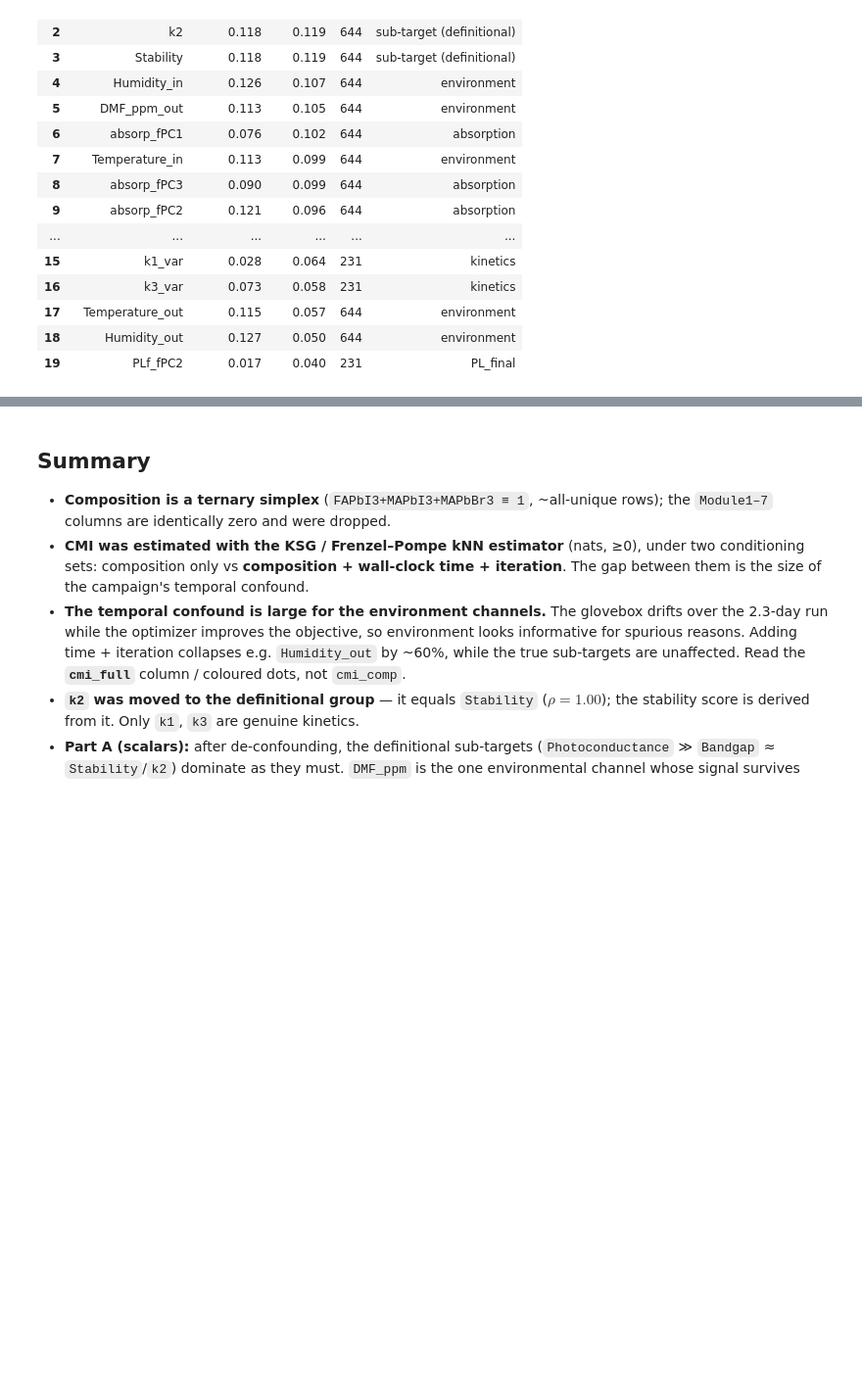
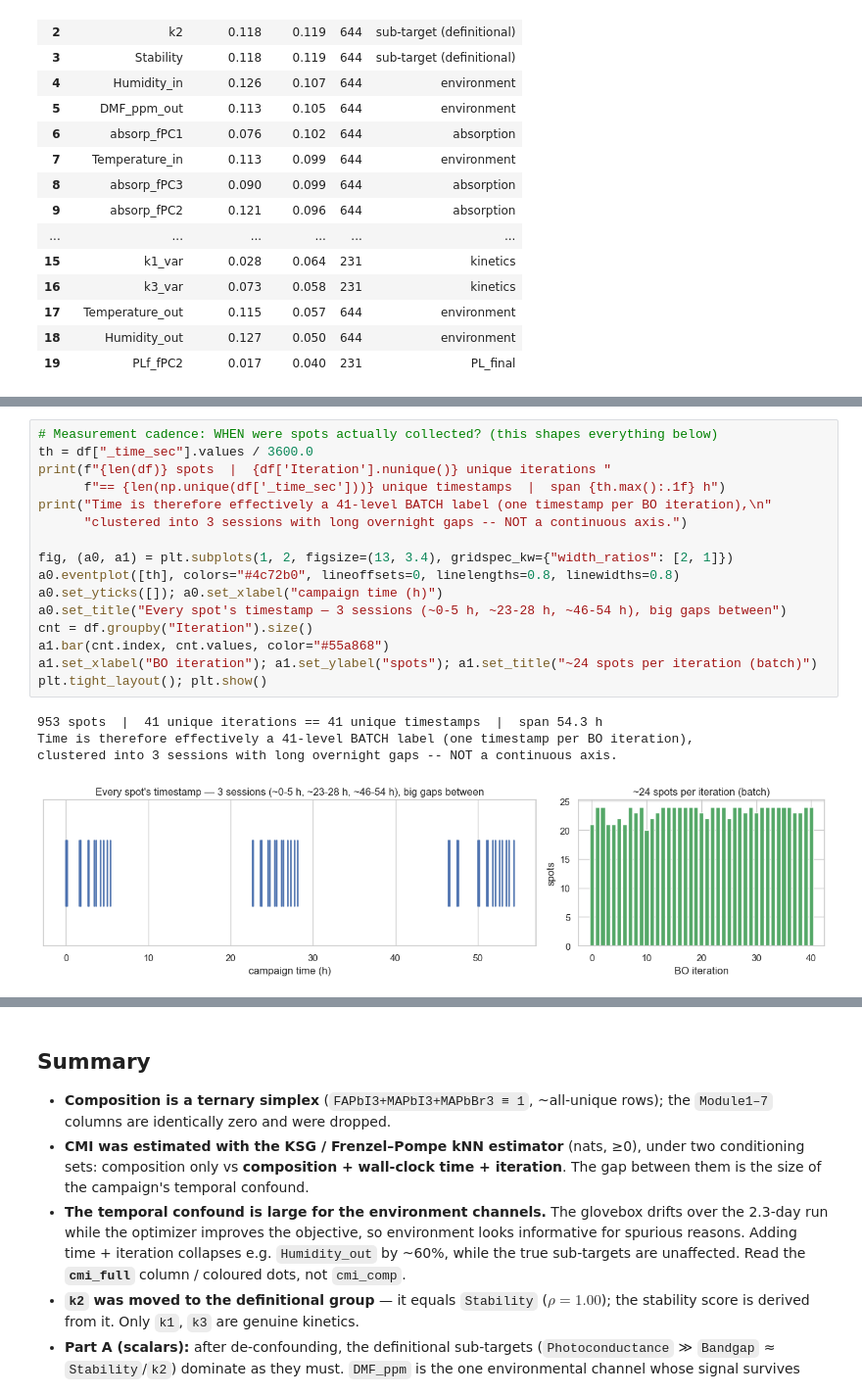
Before and after one commit to PV-Lab/ZoMBI-Hop, a Jupyter notebook: llm/data_exploration.ipynb, the cells around one changed output, grey strips where cells are left out. Shown at 98% size. Saved outputs shown, nothing was run; the diff lists cells and outputs as text; blank space fills up the shorter version.

```diff
--- a/llm/data_exploration.ipynb
+++ b/llm/data_exploration.ipynb
@@ -521,0 +570,21 @@ master.round(3).head(20)
+# %%
+# Measurement cadence: WHEN were spots actually collected? (this shapes everything below)
+th = df["_time_sec"].values / 3600.0
+print(f"{len(df)} spots  |  {df['Iteration'].nunique()} unique iterations "
+      f"== {len(np.unique(df['_time_sec']))} unique timestamps  |  span {th.max():.1f} h")
+print("Time is therefore effectively a 41-level BATCH label (one timestamp per BO iteration),\n"
+      "clustered into 3 sessions with long overnight gaps -- NOT a continuous axis.")
+
+fig, (a0, a1) = plt.subplots(1, 2, figsize=(13, 3.4), gridspec_kw={"width_ratios": [2, 1]})
+a0.eventplot([th], colors="#4c72b0", lineoffsets=0, linelengths=0.8, linewidths=0.8)
+a0.set_yticks([]); a0.set_xlabel("campaign time (h)")
+a0.set_title("Every spot's timestamp — 3 sessions (~0-5 h, ~23-28 h, ~46-54 h), big gaps between")
+cnt = df.groupby("Iteration").size()
+a1.bar(cnt.index, cnt.values, color="#55a868")
+a1.set_xlabel("BO iteration"); a1.set_ylabel("spots"); a1.set_title("~24 spots per iteration (batch)")
+plt.tight_layout(); plt.show()
+# %% [output]
+953 spots  |  41 unique iterations == 41 unique timestamps  |  span 54.3 h
+Time is therefore effectively a 41-level BATCH label (one timestamp per BO iteration),
+clustered into 3 sessions with long overnight gaps -- NOT a continuous axis.
+[figure, added]
```
Also changed, not shown: parts of 6 cells of this notebook, 2 other files.
